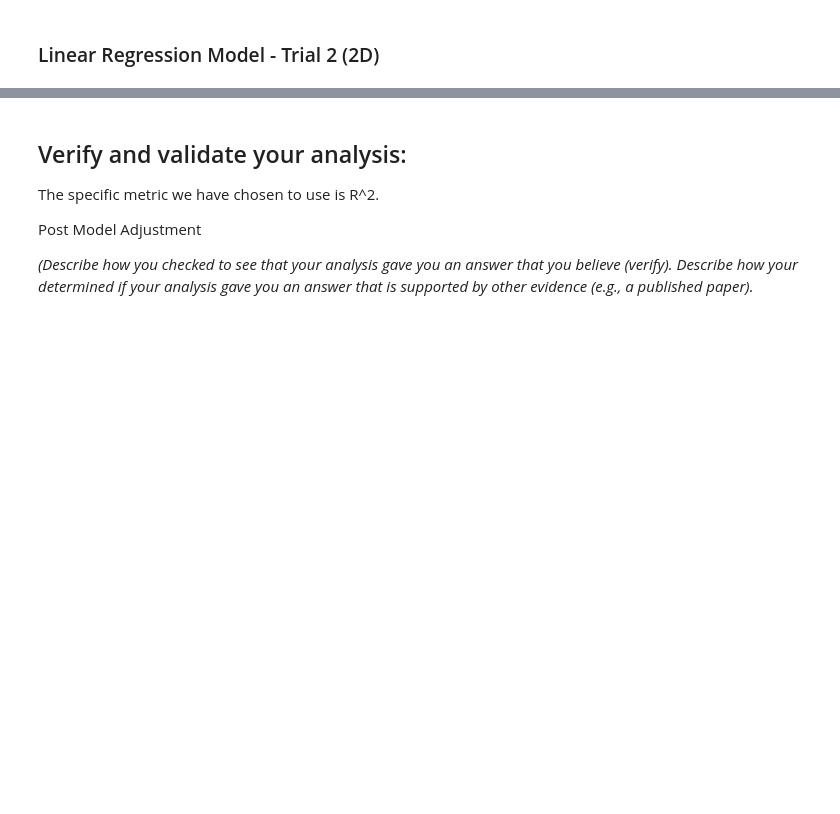
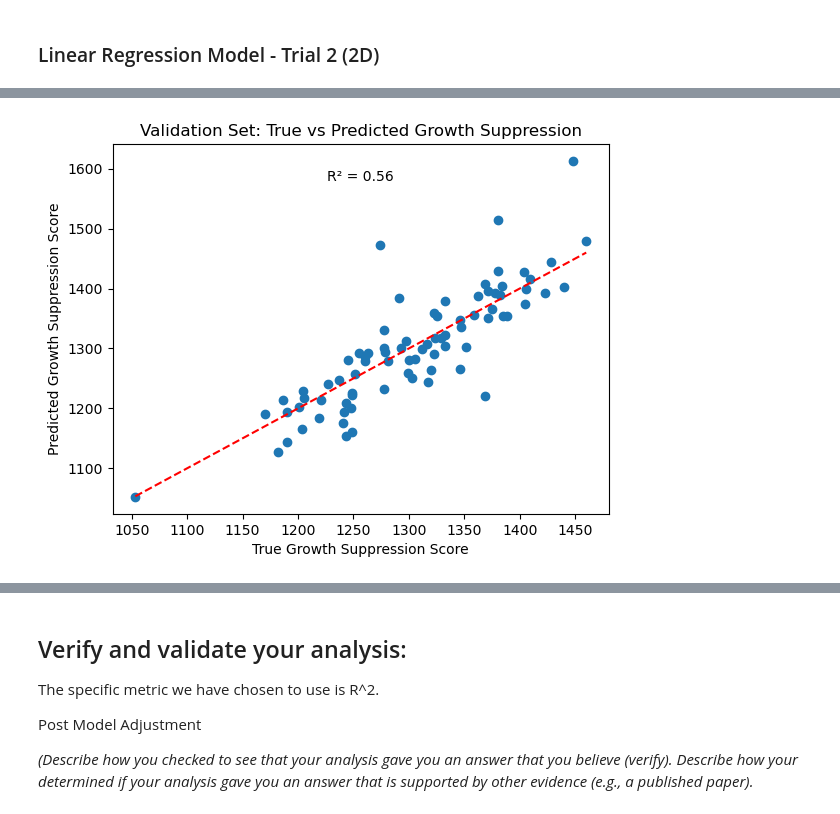
Before and after one commit to ReaganOswald/Module-4-Cancer, a Jupyter notebook: code/Module 4 Template.ipynb, the cells around one changed output, grey strips where cells are left out. Drawn from its saved outputs; the diff is of its cells as text; code cells hidden in the pictures; blank space fills up the shorter version.

```diff
--- a/code/Module 4 Template.ipynb
+++ b/code/Module 4 Template.ipynb
@@ -531,0 +501,24 @@ Growth suppression genes: 328
+# %%
+# load in validation data sets
+valid_data = pd.read_csv(r'C:\Users\karin\OneDrive - University of Virginia\Second Year\Comp BME\Module-4-Cancer\data\VALIDATION_SET_GSE62944_subsample_log2TPM.csv', index_col = 0)
+valid_metadata = pd.read_csv(r'C:\Users\karin\OneDrive - University of Virginia\Second Year\Comp BME\Module-4-Cancer\data\VALIDATION_SET_GSE62944_metadata.csv', index_col = 0)
+
+#subset data by cancer type
+valid_samples = valid_metadata[valid_metadata['cancer_type'] == 'COAD'].index
+valid_COAD = valid_data[valid_samples]
+
+#subset data by genes that are in the training set (checked for overlap already)
+shared_angio = [g for g in x_df.columns if g in valid_COAD.index]
+shared_growth = [g for g in y_df.columns if g in valid_COAD.index]
+
+# subset by genes we know are unique and exist
+valid_x_df = valid_COAD.loc[shared_angio].T
+valid_y_df = valid_COAD.loc[shared_growth].T
+
+y_validation = valid_y_df.sum(axis=1).values # sum across values
+x_validation = np.array(valid_x_df)
+
+y_validation_predict = multi_reg.predict(x_validation)
+
+print(multi_reg.score(x_validation, y_validation))
+print(multi_reg.coef_)
@@ -531,0 +538,15 @@ Growth suppression genes: 328
+# %%
+# make a plot using the validation data of actual vs. predicted values and print R^2 value at the top
+plt.scatter(y_validation, y_validation_predict)
+plt.xlabel("True Growth Suppression Score")
+plt.ylabel("Predicted Growth Suppression Score")
+plt.title("Validation Set: True vs Predicted Growth Suppression")
+
+plt.plot([y_validation.min(), y_validation.max()], [y_validation.min(), y_validation.max()], 'r--')
+
+plt.annotate(f"R² = {multi_reg.score(x_validation, y_validation):.2f}",
+             xy=(0.5, 0.9), xycoords='axes fraction', ha='center')
+
+plt.show()
+# %% [output]
+[figure, added]
```
Also changed, not shown: parts of 7 cells of this notebook, 2 other files.
